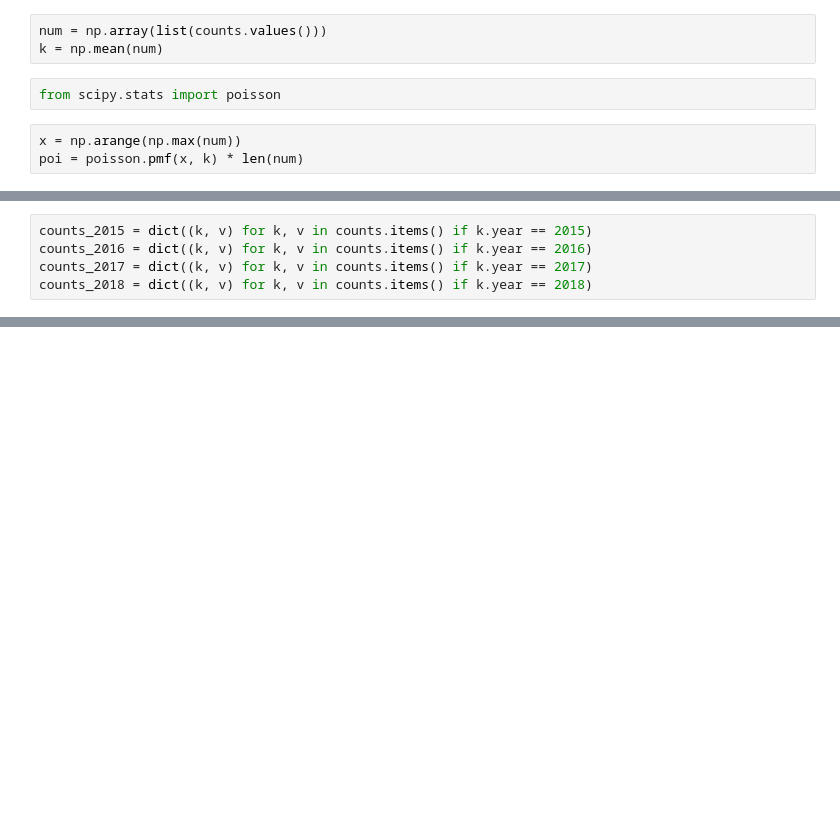
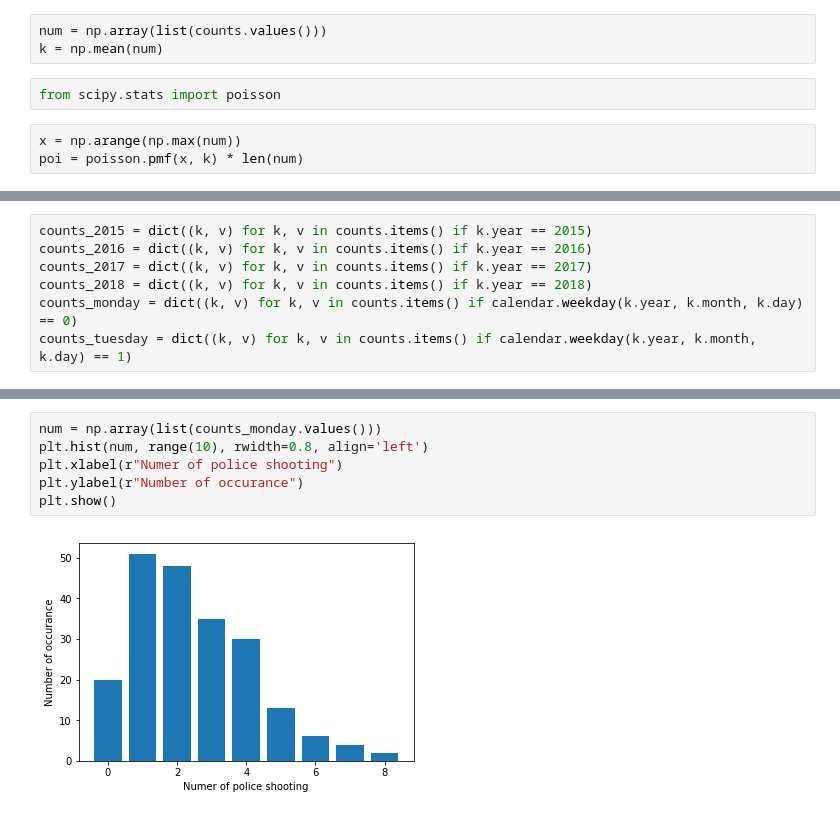
Before and after one commit to cryscan/ve401-project-2, a Jupyter notebook: notebooks/Untitled.ipynb, the cells around one changed output, grey strips where cells are left out. Drawn from its saved outputs; the diff is of its cells as text; blank space fills up the shorter version.

Commit message:
Add 2 graphs.

```diff
--- a/notebooks/Untitled.ipynb
+++ b/notebooks/Untitled.ipynb
@@ -95,6 +107,8 @@ counts_2015 = dict((k, v) for k, v in counts.items() if k.year == 2015)
 counts_2016 = dict((k, v) for k, v in counts.items() if k.year == 2016)
 counts_2017 = dict((k, v) for k, v in counts.items() if k.year == 2017)
 counts_2018 = dict((k, v) for k, v in counts.items() if k.year == 2018)
+counts_monday = dict((k, v) for k, v in counts.items() if calendar.weekday(k.year, k.month, k.day) == 0)
+counts_tuesday = dict((k, v) for k, v in counts.items() if calendar.weekday(k.year, k.month, k.day) == 1)
 # %%
 num = np.array(list(counts_2015.values()))
 plt.xlabel(r"Numer of police shooting")
@@ -121,0 +144,8 @@ plt.show()
+# %%
+num = np.array(list(counts_monday.values()))
+plt.hist(num, range(10), rwidth=0.8, align='left')
+plt.xlabel(r"Numer of police shooting")
+plt.ylabel(r"Number of occurance")
+plt.show()
+# %% [output]
+[figure, added]
```
Also changed, not shown: parts of 11 cells of this notebook, 2 other files.
